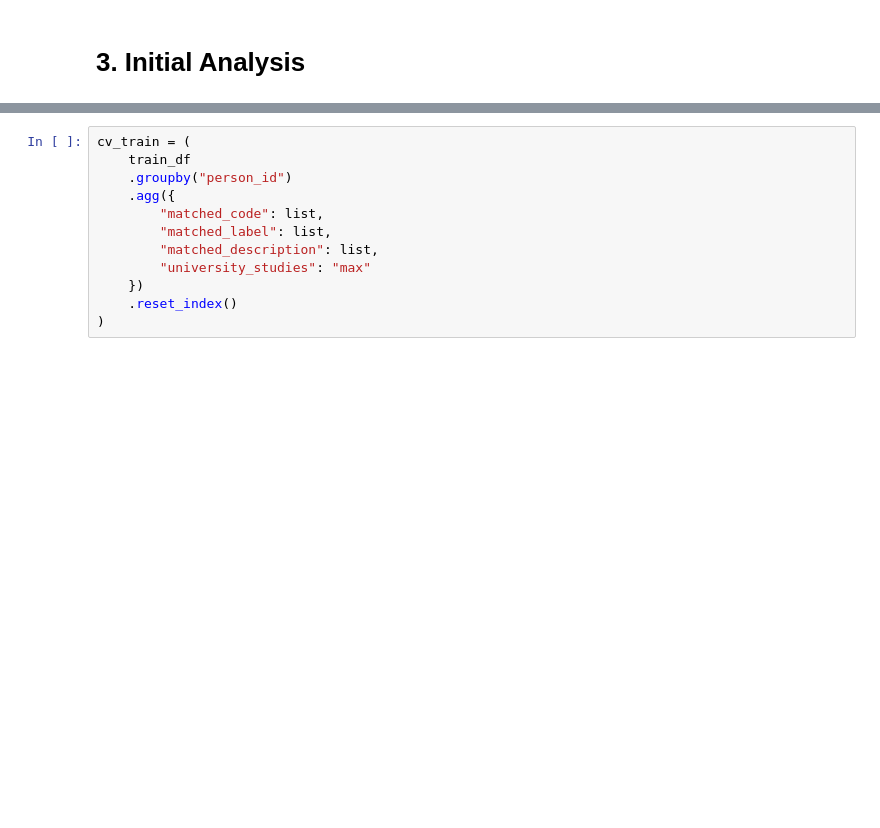
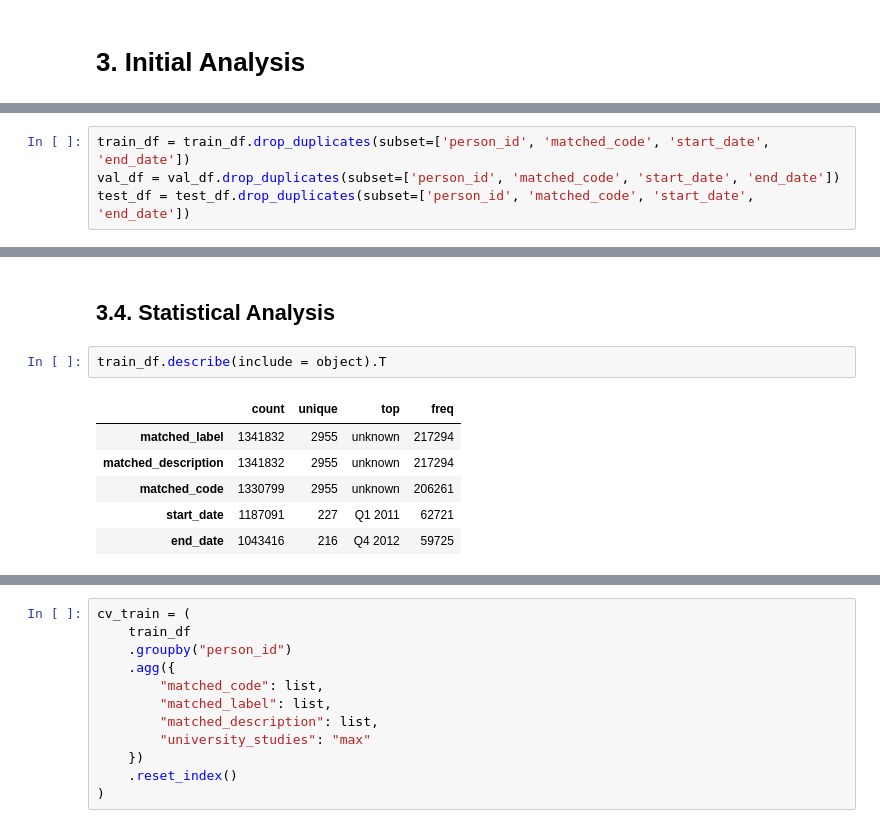
Before and after one commit to 20240693/Thesis-Career-Transitions, a Jupyter notebook: Notebooks/JobHop.ipynb, the cells around one changed output, grey strips where cells are left out. Drawn from its saved outputs; the diff is of its cells as text; blank space fills up the shorter version.

```diff
--- a/Notebooks/JobHop.ipynb
+++ b/Notebooks/JobHop.ipynb
@@ -66,0 +195,4 @@ train_df.head()
+# %%
+train_df = train_df.drop_duplicates(subset=['person_id', 'matched_code', 'start_date', 'end_date'])
+val_df = val_df.drop_duplicates(subset=['person_id', 'matched_code', 'start_date', 'end_date'])
+test_df = test_df.drop_duplicates(subset=['person_id', 'matched_code', 'start_date', 'end_date'])
@@ -66,0 +238,15 @@ train_df.head()
+# %% [markdown]
+<a class="anchor" id="sub-section-3_4"></a>
+
+## 3.4. Statistical Analysis
+
+</a>
+# %%
+train_df.describe(include = object).T
+# %% [output]
+|  | count | unique | top | freq |
+| matched_label | 1341832 | 2955 | unknown | 217294 |
+| matched_description | 1341832 | 2955 | unknown | 217294 |
+| matched_code | 1330799 | 2955 | unknown | 206261 |
+| start_date | 1187091 | 227 | Q1 2011 | 62721 |
+| end_date | 1043416 | 216 | Q4 2012 | 59725 |
```
Also changed, not shown: parts of 39 cells of this notebook.
